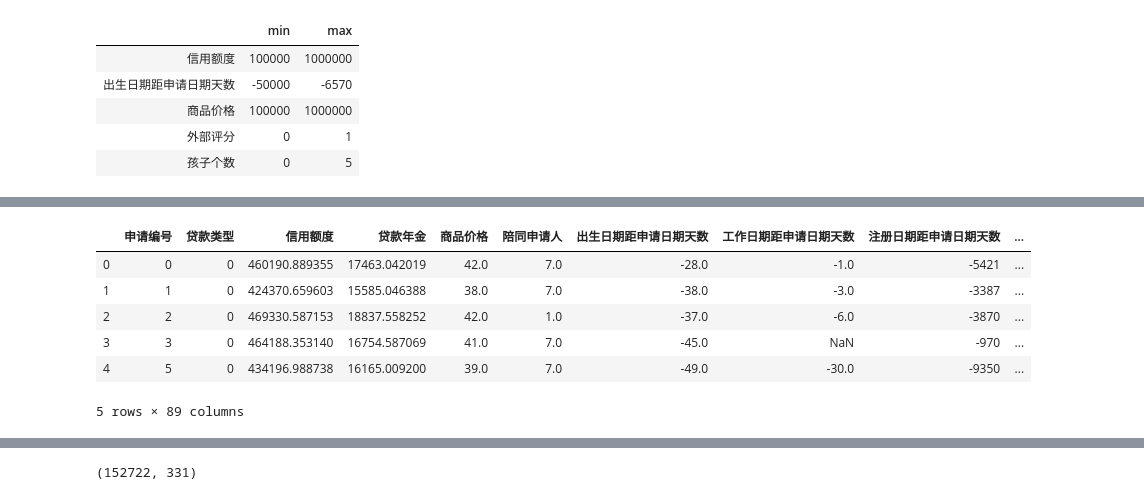
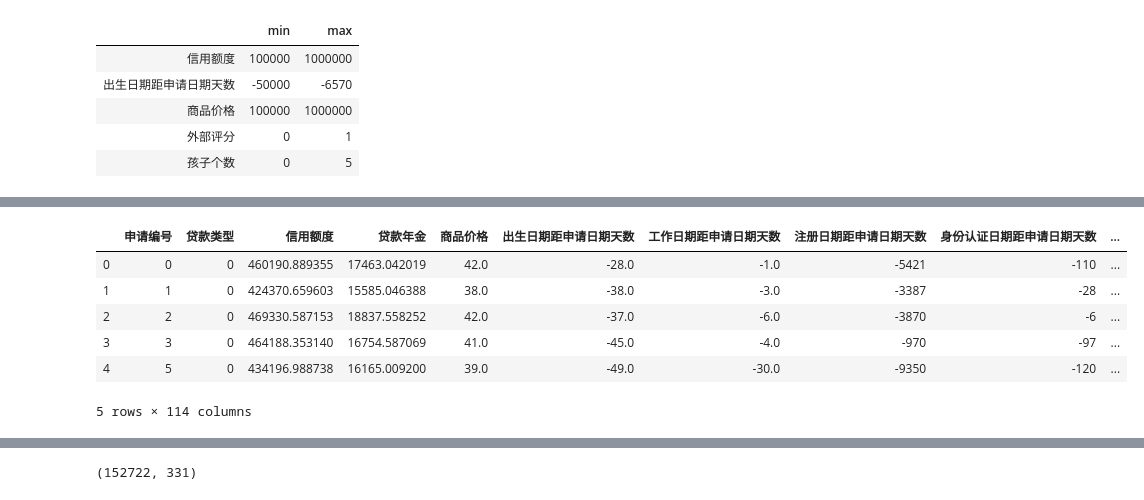
Before and after one commit to boyang-li/the-mission-cup, a Jupyter notebook: 1_feature_engineering.ipynb, the cells around one changed output, grey strips where cells are left out. Cells and saved outputs as stored; diff of their text form; code cells hidden in the pictures.

```diff
--- a/1_feature_engineering.ipynb
+++ b/1_feature_engineering.ipynb
@@ -10,5 +10,5 @@ import os
 from scipy import stats as spstats
 # %%
 ### flag
-fill_data = False
+fill_data = True
 # %%
@@ -159,10 +217,22 @@ for col in outliers.index:
 # %%
 ### d12 异常值处理 & 自定义特征
 
+# d1 #
+
+# 商品价格
+d12['商品价格'] = round(d12['商品价格']/10000)
+d12['商品价格小于42'] = d12['商品价格'].apply(lambda x: 1 if ((not np.isnan(x))&(x<42)) else 0)
 # 外部评分
-d12['有外部评分'] = d12['外部评分'].apply(lambda x: 0 if np.isnan(x) else 1 )
+d12['有外部评分'] = d12['外部评分'].apply(lambda x: 0 if np.isnan(x) else 1)
 
-d12.loc[(d12['孩子个数'] == -1), '孩子个数'] = get_mode(d12, '孩子个数')
+# d2 #
+
+# 有车时间
+d12.loc[d12['是否有车']==0,'有车时间']=0
+d12['有车月数'] = round(d12['有车时间']/30)
+
+# dummy with nan flag
+d12 = pd.get_dummies(d12,dummy_na=True,columns=['职业','陪同申请人'])
 
 cell_days = '最近一次换手机号码距申请日天数'
 cell_mons = '最近一次换手机号月数'
@@ -189,12 +259,7 @@ d12.loc[(d12[id_mons]>0), id_mons] = np.NaN
 d12[id_mons] = d12[id_mons].apply(lambda x: np.NaN if np.isnan(x) else round(x/30))
 d12['注册日期距申请日期月数'] = round(d12['注册日期距申请日期天数']/30)
 
-d12['有车月数'] = round(d12['有车时间']/30)
-
-d12['商品价格'] = round(d12['商品价格']/10000)
-d12['商品价格小于42'] = d12['商品价格'].apply(lambda x: 1 if ((not np.isnan(x))&(x<42)) else 0)
-
-d12['居住地人口密集度']=round(d12['居住地人口密集度'],3)
+d12['居住地人口密集度'] = round(d12['居住地人口密集度'],3)
 
 # 客户居住地评分
 addr_score_cols = ['客户居住地评分1','客户居住地评分2']
@@ -230,45 +295,56 @@ addr_line_e_cols = [
     '有居住信息4'
 ]
 d12['居住信息条数'] = d12[addr_line_e_cols].sum(axis=1,min_count=0)
 
-
-if (fill_data):
-    d12 = fill_zero(d12, ['居住信息1', '居住信息2', '居住信息3', '居住信息4'])
 d12['居住信息sum'] = d12[addr_line_cols].sum(axis=1,min_count=0)
 d12['居住信息mean'] = d12['居住信息sum'] / len(addr_line_cols)
 
 d12 = fill_mode(d12, ['社交圈违约信息2_2', '社交圈违约信息2_1', '社交圈违约信息1_2', '社交圈违约信息1_1'])
 d12['社交圈违约信息2sum'] = (d12['社交圈违约信息2_2'] + d12['社交圈违约信息2_1'])
 d12['社交圈违约信息2mean'] = d12['社交圈违约信息2sum'] / 2
 d12['社交圈违约信息1sum'] = (d12['社交圈违约信息1_2'] + d12['社交圈违约信息1_1'])
 d12['社交圈违约信息1mean'] = d12['社交圈违约信息1sum'] / 4
 
+nan_to_median = [
+    '贷款年金',
+    '商品价格',
+    '外部评分',
+    '有车时间',
+    '有车月数',
+    '家庭成员数',
+    cell_days,
+    cell_mons,
+    work_yrs,
+    id_mons
+]
+
 cred_inq_cols=[
 '贷款申请前1小时内征信查询次数',
 '贷款申请前1天内征信查询次数',
 '贷款申请前1周内征信查询次数',
 '贷款申请前1个月内征信查询次数',
 '贷款申请前1个季度内征信查询次数',
-'贷款申请前1年内征信查询次数']
+'贷款申请前1年内征信查询次数'
+]
+
+nan_to_median = nan_to_median + cred_inq_cols + addr_line_cols
 
 if (fill_data):
-    d12 = fill_median(d12, [cell_days,cell_mons,work_yrs,id_mons,'外部评分','有车时间','有车月数','商品价格','贷款年金','家庭成员数','陪同申请人','职业'] +
-                    addr_line_cols +
-                    cred_inq_cols)
+    d12 = fill_median(d12, nan_to_median)
     d12 = fill_zero(d12, ['商品价格小于42'])
 
 d12.head()
 
 # d12['最近一次换手机号码距申请日天数'].value_counts(dropna=False)
 # d12['工作日期距申请日期天数'].value_counts(dropna=False)
 # d12['身份认证日期距申请日期天数'].value_counts(dropna=False)
 # d12['有车时间'].value_counts(dropna=False)
 # %% [output]
-|  | 申请编号 | 贷款类型 | 信用额度 | 贷款年金 | 商品价格 | 陪同申请人 | 出生日期距申请日期天数 | 工作日期距申请日期天数 | 注册日期距申请日期天数 | ... |
-| 0 | 0 | 0 | 460190.889355 | 17463.042019 | 42.0 | 7.0 | -28.0 | -1.0 | -5421 | ... |
-| 1 | 1 | 0 | 424370.659603 | 15585.046388 | 38.0 | 7.0 | -38.0 | -3.0 | -3387 | ... |
-| 2 | 2 | 0 | 469330.587153 | 18837.558252 | 42.0 | 1.0 | -37.0 | -6.0 | -3870 | ... |
-| 3 | 3 | 0 | 464188.353140 | 16754.587069 | 41.0 | 7.0 | -45.0 | NaN | -970 | ... |
-| 4 | 5 | 0 | 434196.988738 | 16165.009200 | 39.0 | 7.0 | -49.0 | -30.0 | -9350 | ... |
+|  | 申请编号 | 贷款类型 | 信用额度 | 贷款年金 | 商品价格 | 出生日期距申请日期天数 | 工作日期距申请日期天数 | 注册日期距申请日期天数 | 身份认证日期距申请日期天数 | ... |
+| 0 | 0 | 0 | 460190.889355 | 17463.042019 | 42.0 | -28.0 | -1.0 | -5421 | -110 | ... |
+| 1 | 1 | 0 | 424370.659603 | 15585.046388 | 38.0 | -38.0 | -3.0 | -3387 | -28 | ... |
+| 2 | 2 | 0 | 469330.587153 | 18837.558252 | 42.0 | -37.0 | -6.0 | -3870 | -6 | ... |
+| 3 | 3 | 0 | 464188.353140 | 16754.587069 | 41.0 | -45.0 | -4.0 | -970 | -97 | ... |
+| 4 | 5 | 0 | 434196.988738 | 16165.009200 | 39.0 | -49.0 | -30.0 | -9350 | -120 | ... |
-5 rows × 89 columns
+5 rows × 114 columns
 # %%
```
Also changed, not shown: parts of 37 cells of this notebook.
